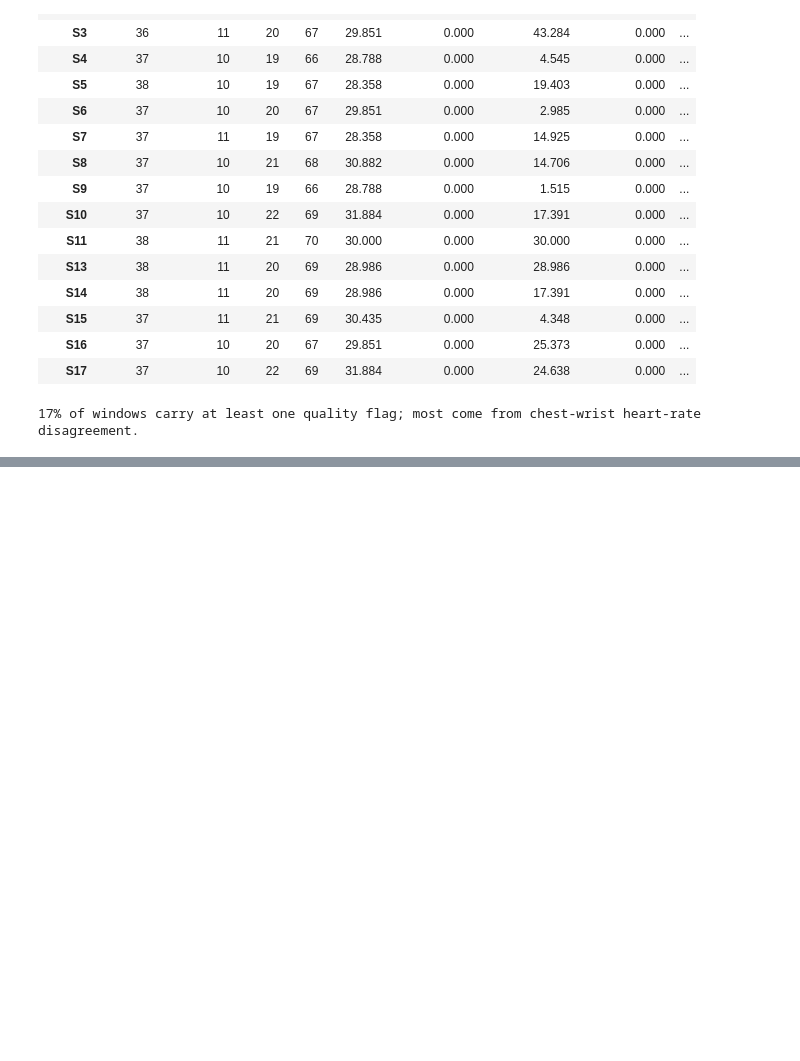
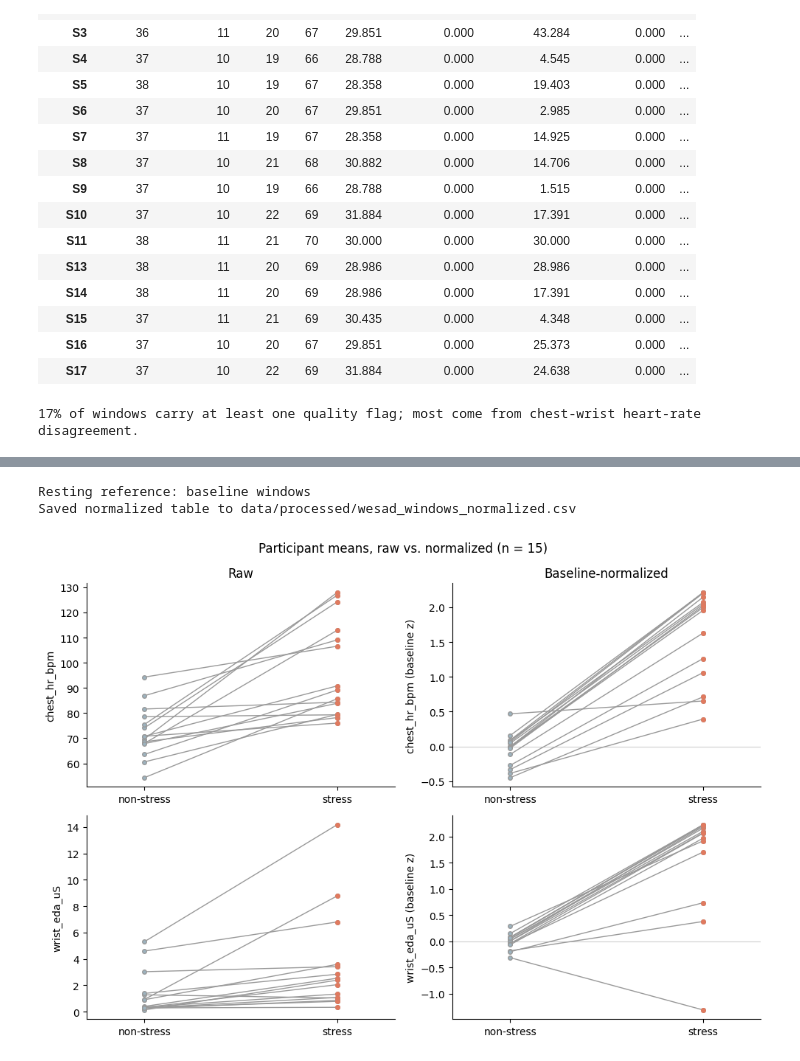
Before and after one commit to JillianMelbourne/WESAD-Stress-Detection, a Jupyter notebook: WESAD_stress_pipeline.ipynb, the cells around one changed output, grey strips where cells are left out. Drawn from its saved outputs; the diff is of its cells as text; code cells hidden in the pictures; blank space fills up the shorter version.

Commit message:
Updated analysis file

```diff
--- a/WESAD_stress_pipeline.ipynb
+++ b/WESAD_stress_pipeline.ipynb
@@ -528,0 +516,25 @@ plt.show()
+# %%
+feats, reference = analysis.baseline_normalize(feats, FEATURES)
+FEATURES_BZ = [f"{f}_bz" for f in FEATURES]
+print(f"Resting reference: {reference}")
+if DATA_SOURCE != "Upload my own feature table":
+    feats.to_csv(cfg.processed_dir / "wesad_windows_normalized.csv", index=False)
+    print(f"Saved normalized table to {cfg.processed_dir / 'wesad_windows_normalized.csv'}")
+
+# show two familiar features if present, otherwise the first two features in the table
+pair = [f for f in ("chest_hr_bpm", "wrist_eda_uS") if f in FEATURES] or FEATURES[:2]
+fig, axes = plt.subplots(len(pair), 2, figsize=(10, 3.5 * len(pair)), squeeze=False)
+for row, col in enumerate(pair):
+    plots.slope_panel(axes[row, 0], feats, col, col)
+    plots.slope_panel(axes[row, 1], feats, f"{col}_bz", f"{col} (baseline z)")
+    axes[row, 1].axhline(0, color="#ccc", lw=0.8, zorder=0)
+axes[0, 0].set_title("Raw")
+axes[0, 1].set_title("Baseline-normalized")
+fig.suptitle(f"Participant means, raw vs. normalized (n = {feats['subject'].nunique()})")
+fig.tight_layout()
+plots.save_fig(fig, "fig8_cohort_baseline_normalization", cfg)
+plt.show()
+# %% [output]
+Resting reference: baseline windows
+Saved normalized table to data/processed/wesad_windows_normalized.csv
+[figure, added]
```
Also changed, not shown: parts of 87 cells of this notebook, 40 other files.
